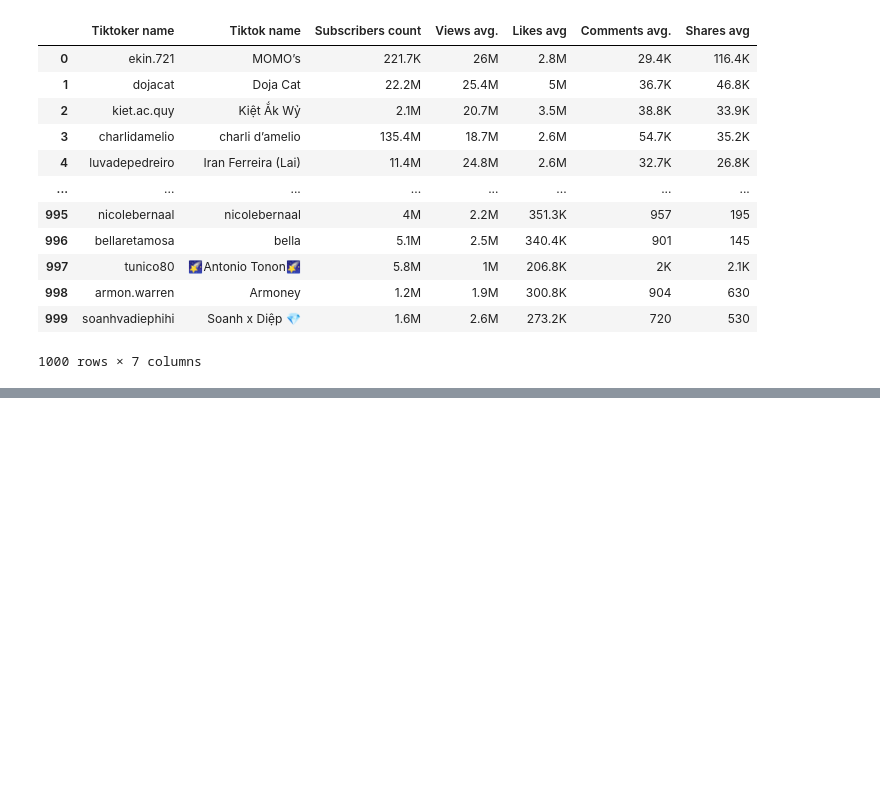
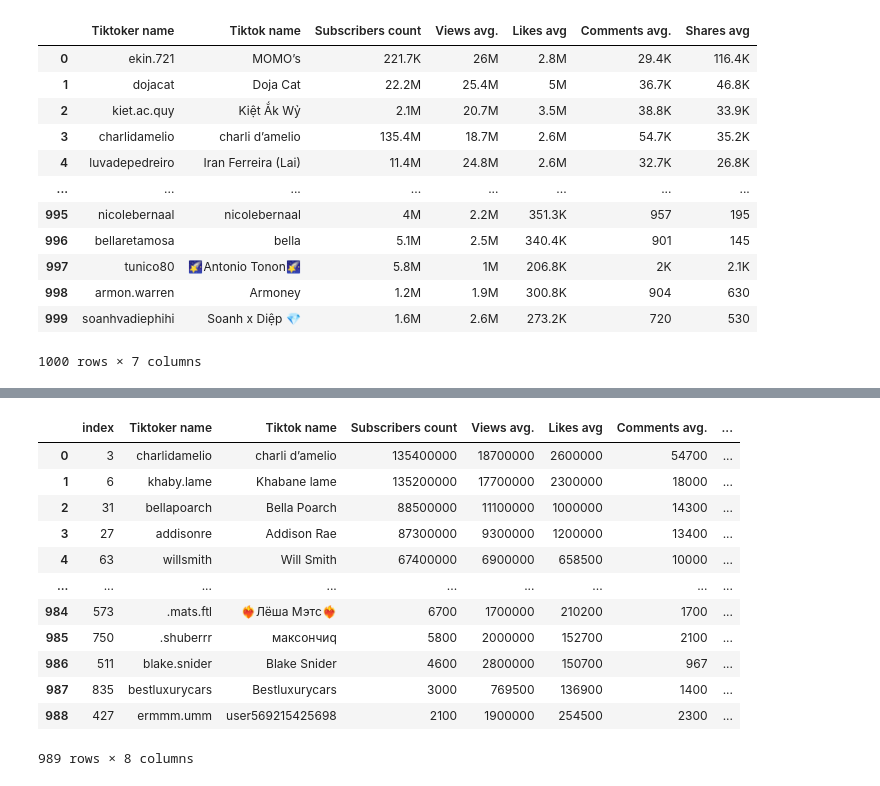
Before and after one commit to mark-m0/Project-1, a Jupyter notebook: SocialInfluencer.ipynb, the cells around one changed output, grey strips where cells are left out. Cells and saved outputs as stored; diff of their text form; code cells hidden in the pictures; blank space fills up the shorter version.

```diff
--- a/SocialInfluencer.ipynb
+++ b/SocialInfluencer.ipynb
@@ -50,0 +129,23 @@ tiktok_df
+# %%
+#Tik tok data cleaning
+clean_tt = tiktok_df.drop([50,200,201,202,300,301,500,600,950,951,952])
+clean_tt["Subscribers count"] = [convert(value) for value in clean_tt["Subscribers count"]]
+clean_tt["Views avg."] = [convert(value) for value in clean_tt["Views avg."]]
+clean_tt["Likes avg"] = [convert(value) for value in clean_tt["Likes avg"]]
+clean_tt["Comments avg."] = [convert(value) for value in clean_tt["Comments avg."]]
+clean_tt["Shares avg"] = [convert(value) for value in clean_tt["Shares avg"]]
+clean_tt.sort_values("Subscribers count", ascending = False).reset_index()
+# %% [output]
+|  | index | Tiktoker name | Tiktok name | Subscribers count | Views avg. | Likes avg | Comments avg. | ... |
+| 0 | 3 | charlidamelio | charli d’amelio | 135400000 | 18700000 | 2600000 | 54700 | ... |
+| 1 | 6 | khaby.lame | Khabane lame | 135200000 | 17700000 | 2300000 | 18000 | ... |
+| 2 | 31 | bellapoarch | Bella Poarch | 88500000 | 11100000 | 1000000 | 14300 | ... |
+| 3 | 27 | addisonre | Addison Rae | 87300000 | 9300000 | 1200000 | 13400 | ... |
+| 4 | 63 | willsmith | Will Smith | 67400000 | 6900000 | 658500 | 10000 | ... |
+| ... | ... | ... | ... | ... | ... | ... | ... | ... |
+| 984 | 573 | .mats.ftl | ❤️‍🔥Лёша Мэтс❤️‍🔥 | 6700 | 1700000 | 210200 | 1700 | ... |
+| 985 | 750 | .shuberrr | максончиq | 5800 | 2000000 | 152700 | 2100 | ... |
+| 986 | 511 | blake.snider | Blake Snider | 4600 | 2800000 | 150700 | 967 | ... |
+| 987 | 835 | bestluxurycars | Bestluxurycars | 3000 | 769500 | 136900 | 1400 | ... |
+| 988 | 427 | ermmm.umm | user569215425698 | 2100 | 1900000 | 254500 | 2300 | ... |
+989 rows × 8 columns
```
Also changed, not shown: parts of 8 cells of this notebook.
